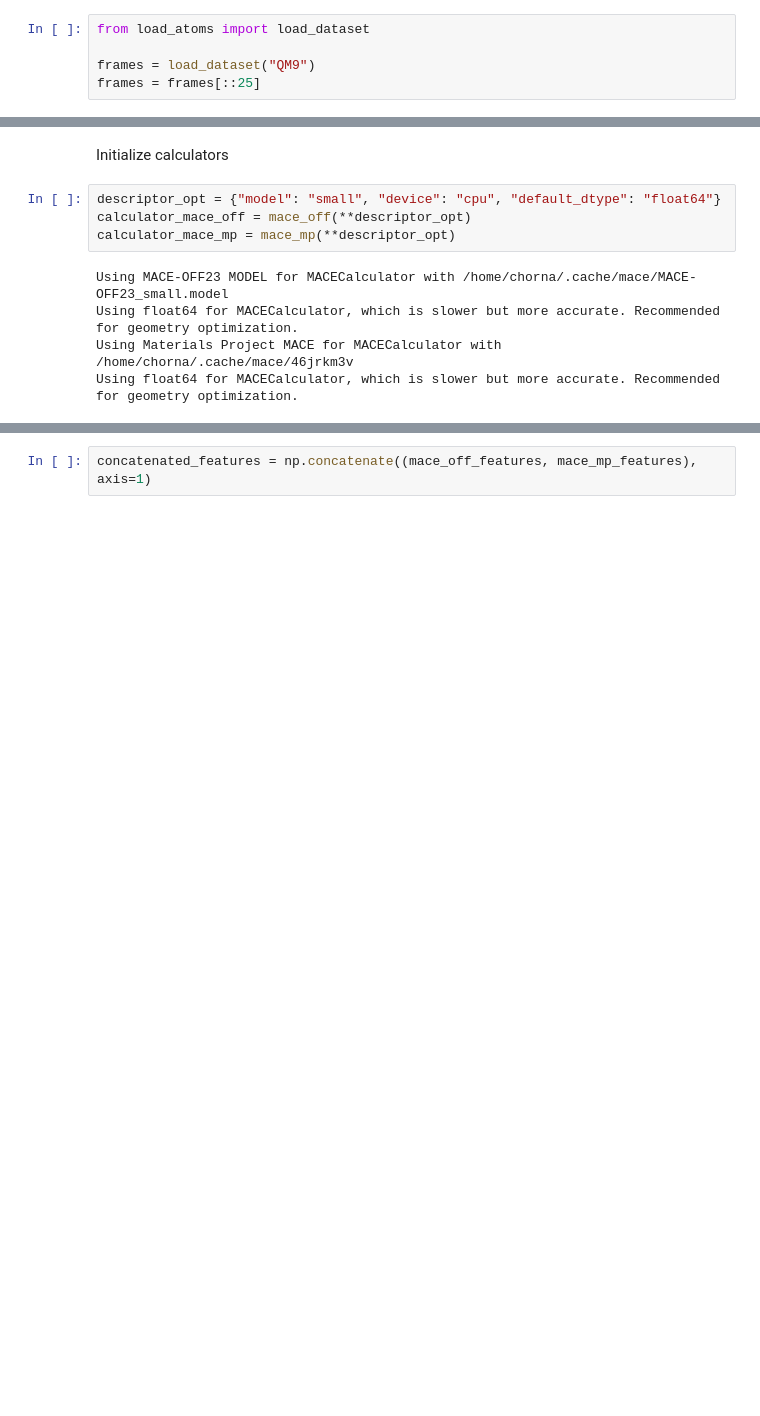
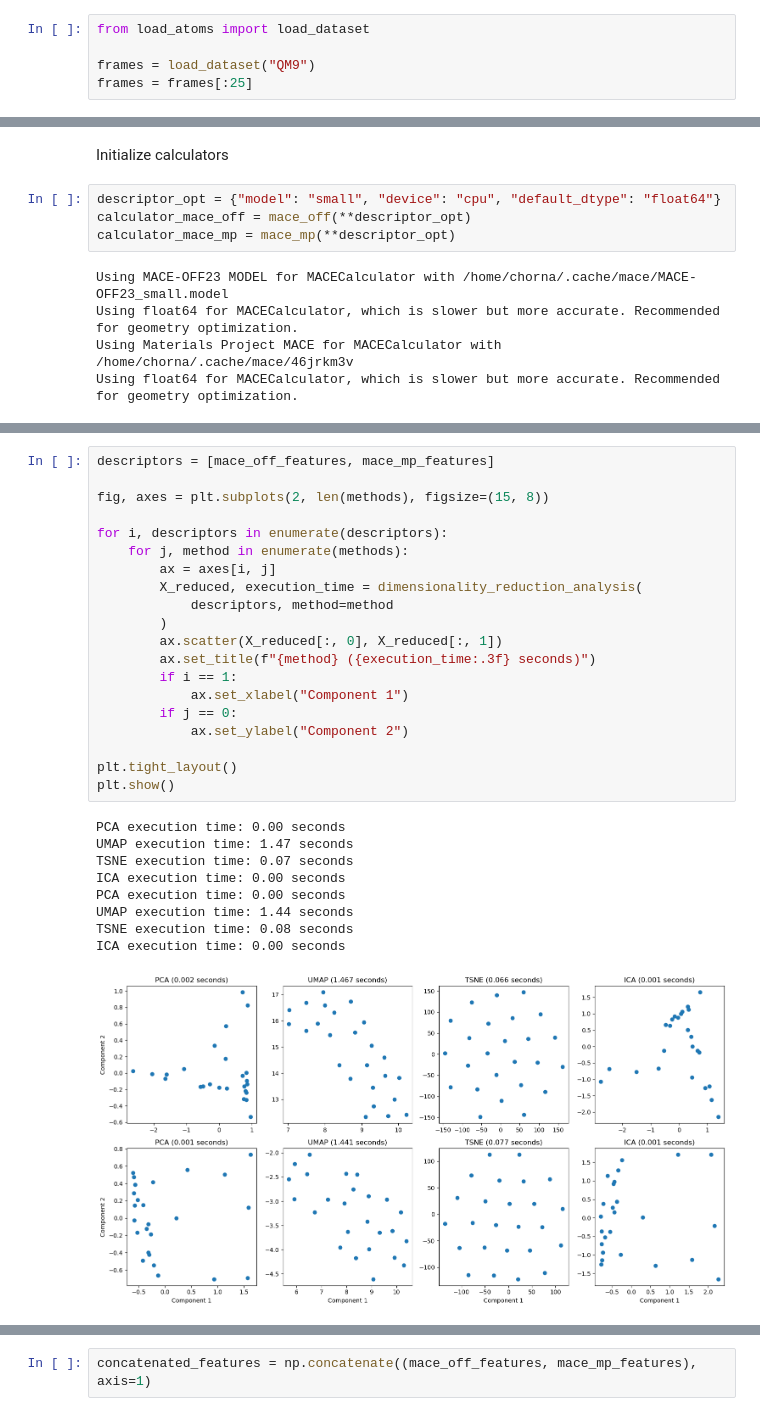
Before and after one commit to lab-cosmo/atomistic-cookbook, a Jupyter notebook: examples/chemiscope_auto/chemiscope_auto.ipynb, the cells around one changed output, grey strips where cells are left out. Cells and saved outputs as stored; diff of their text form; blank space fills up the shorter version.

```diff
--- a/examples/chemiscope_auto/chemiscope_auto.ipynb
+++ b/examples/chemiscope_auto/chemiscope_auto.ipynb
@@ -14,7 +13,7 @@ Load QM9
 from load_atoms import load_dataset
 
 frames = load_dataset("QM9")
-frames = frames[::25]
+frames = frames[:25]
 # %% [output]
 [interactive output not drawn]
 [interactive output not drawn]
@@ -113 +131,31 @@ Loading descriptors from data/descriptors_MACE_OFF_all.npy
+# %%
+descriptors = [mace_off_features, mace_mp_features]
+
+fig, axes = plt.subplots(2, len(methods), figsize=(15, 8))
+
+for i, descriptors in enumerate(descriptors):
+    for j, method in enumerate(methods):
+        ax = axes[i, j]
+        X_reduced, execution_time = dimensionality_reduction_analysis(
+            descriptors, method=method
+        )
+        ax.scatter(X_reduced[:, 0], X_reduced[:, 1])
+        ax.set_title(f"{method} ({execution_time:.3f} seconds)")
+        if i == 1:
+            ax.set_xlabel("Component 1")
+        if j == 0:
+            ax.set_ylabel("Component 2")
+
+plt.tight_layout()
+plt.show()
+# %% [output]
+PCA execution time: 0.00 seconds
+UMAP execution time: 1.47 seconds
+TSNE execution time: 0.07 seconds
+ICA execution time: 0.00 seconds
+PCA execution time: 0.00 seconds
+UMAP execution time: 1.44 seconds
+TSNE execution time: 0.08 seconds
+ICA execution time: 0.00 seconds
+[figure, added]
 # %% [markdown]
```
Also changed, not shown: parts of 37 cells of this notebook, 1 other file.
